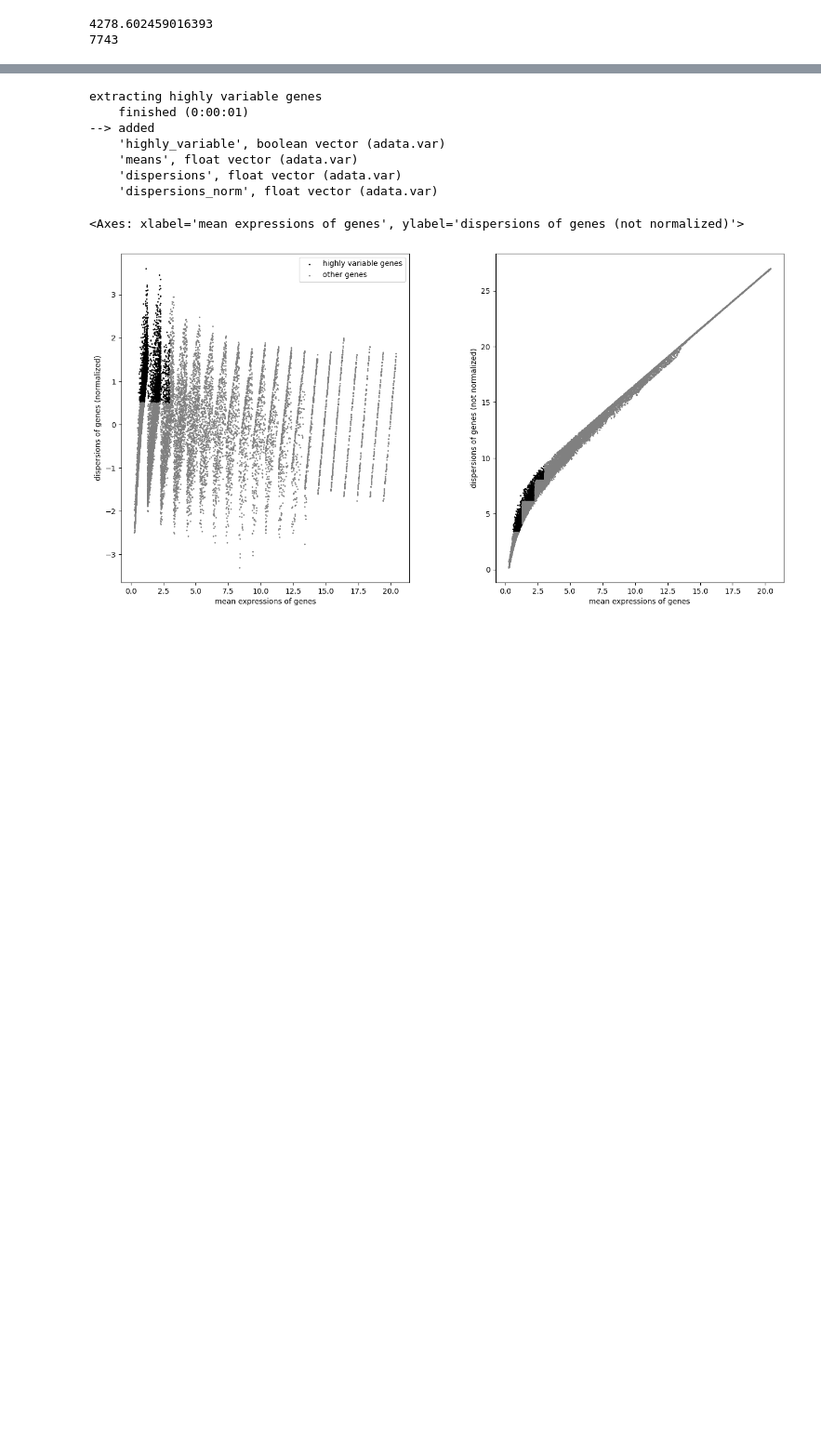
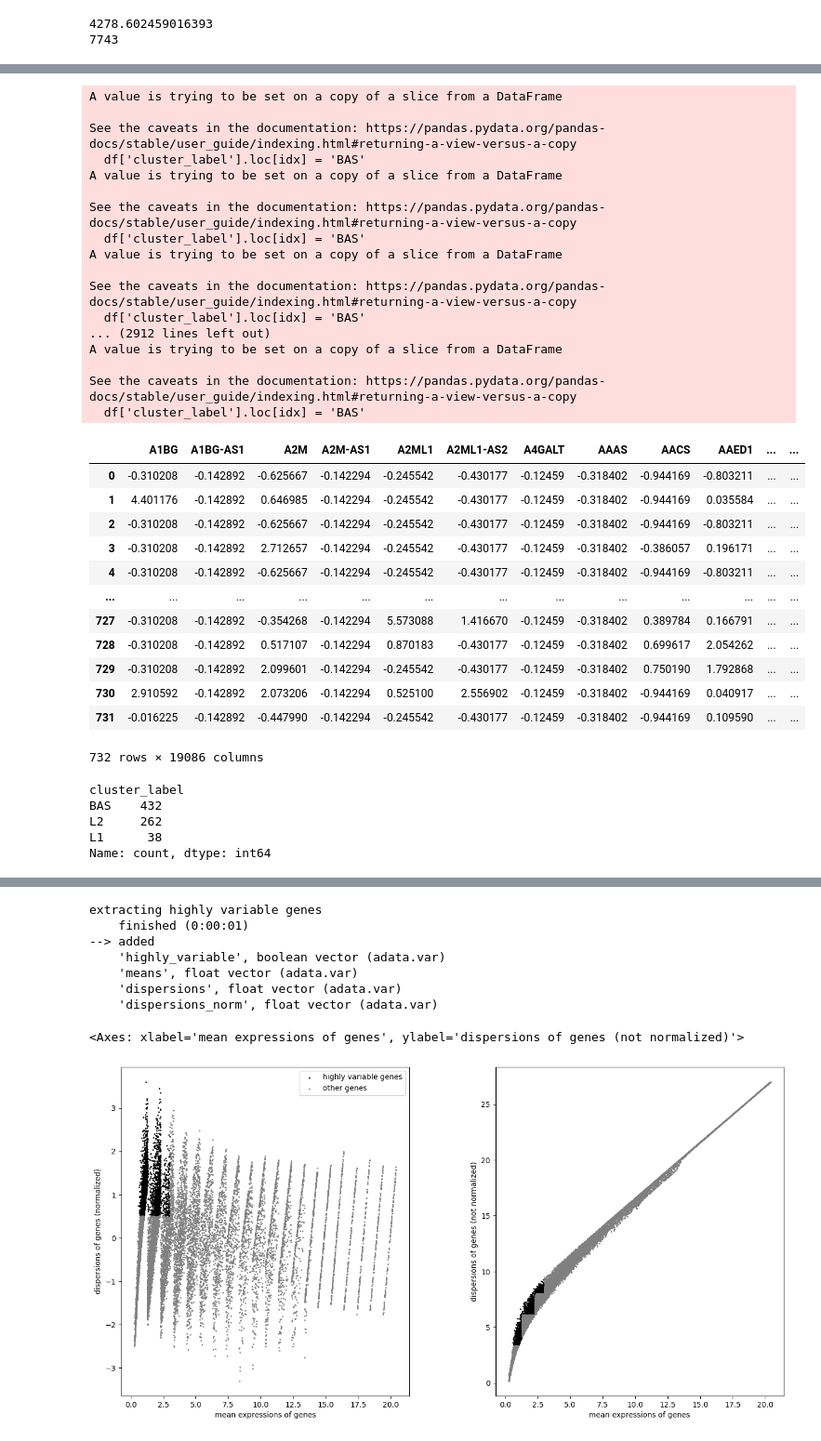
Before and after one commit to daphnetsolissou/scRNAseq-CellTypeClassifier-breast-epithelium, a Jupyter notebook: dataset1_exploration.ipynb, the cells around one changed output, grey strips where cells are left out. Shown at 93% size. Cells and saved outputs as stored; diff of their text form; code cells hidden in the pictures; blank space fills up the shorter version.

```diff
--- a/dataset1_exploration.ipynb
+++ b/dataset1_exploration.ipynb
@@ -320,5 +317,60 @@ AnnData object with n_obs × n_vars = 732 × 19085
     var: 'n_cells_by_counts-0', 'mean_counts-0', 'log1p_mean_counts-0', 'pct_dropout_by_counts-0', 'total_counts-0', 'log1p_total_counts-0', 'n_cells-0', 'n_cells_by_counts-1', 'mean_counts-1', 'log1p ...
     uns: 'log1p'
+# %%
+df = pd.DataFrame(adata.X, columns=adata.var_names)
+df['cluster_label'] = pd.DataFrame(['' for _ in range(df.shape[0])])
+
+for idx, row in df.iterrows():
+    cell_name = adata.obs_names[idx]
+    if cell_name.find('BAS') > -1:
+        df['cluster_label'].loc[idx] = 'BAS'
+    elif cell_name.find('LUM') > -1:
+        if cell_name.find('L1') > -1:
+            df['cluster_label'].loc[idx] = 'L1'
+        else:
+            df['cluster_label'].loc[idx] = 'L2'
+df
+# %% [output]
+A value is trying to be set on a copy of a slice from a DataFrame
+
+See the caveats in the documentation: https://pandas.pydata.org/pandas-docs/stable/user_guide/indexing.html#returning-a-view-versus-a-copy
+  df['cluster_label'].loc[idx] = 'BAS'
+A value is trying to be set on a copy of a slice from a DataFrame
+
+See the caveats in the documentation: https://pandas.pydata.org/pandas-docs/stable/user_guide/indexing.html#returning-a-view-versus-a-copy
+  df['cluster_label'].loc[idx] = 'BAS'
+A value is trying to be set on a copy of a slice from a DataFrame
+
+See the caveats in the documentation: https://pandas.pydata.org/pandas-docs/stable/user_guide/indexing.html#returning-a-view-versus-a-copy
+  df['cluster_label'].loc[idx] = 'BAS'
+... (2912 lines left out)
+A value is trying to be set on a copy of a slice from a DataFrame
+
+See the caveats in the documentation: https://pandas.pydata.org/pandas-docs/stable/user_guide/indexing.html#returning-a-view-versus-a-copy
+  df['cluster_label'].loc[idx] = 'BAS'
+|  | A1BG | A1BG-AS1 | A2M | A2M-AS1 | A2ML1 | A2ML1-AS2 | A4GALT | AAAS | AACS | AAED1 | ... | ... |
+| 0 | -0.310208 | -0.142892 | -0.625667 | -0.142294 | -0.245542 | -0.430177 | -0.12459 | -0.318402 | -0.944169 | -0.803211 | ... | ... |
+| 1 | 4.401176 | -0.142892 | 0.646985 | -0.142294 | -0.245542 | -0.430177 | -0.12459 | -0.318402 | -0.944169 | 0.035584 | ... | ... |
+| 2 | -0.310208 | -0.142892 | -0.625667 | -0.142294 | -0.245542 | -0.430177 | -0.12459 | -0.318402 | -0.944169 | -0.803211 | ... | ... |
+| 3 | -0.310208 | -0.142892 | 2.712657 | -0.142294 | -0.245542 | -0.430177 | -0.12459 | -0.318402 | -0.386057 | 0.196171 | ... | ... |
+| 4 | -0.310208 | -0.142892 | -0.625667 | -0.142294 | -0.245542 | -0.430177 | -0.12459 | -0.318402 | -0.944169 | -0.803211 | ... | ... |
+| ... | ... | ... | ... | ... | ... | ... | ... | ... | ... | ... | ... | ... |
+| 727 | -0.310208 | -0.142892 | -0.354268 | -0.142294 | 5.573088 | 1.416670 | -0.12459 | -0.318402 | 0.389784 | 0.166791 | ... | ... |
+| 728 | -0.310208 | -0.142892 | 0.517107 | -0.142294 | 0.870183 | -0.430177 | -0.12459 | -0.318402 | 0.699617 | 2.054262 | ... | ... |
+| 729 | -0.310208 | -0.142892 | 2.099601 | -0.142294 | -0.245542 | -0.430177 | -0.12459 | -0.318402 | 0.750190 | 1.792868 | ... | ... |
+| 730 | 2.910592 | -0.142892 | 2.073206 | -0.142294 | 0.525100 | 2.556902 | -0.12459 | -0.318402 | -0.944169 | 0.040917 | ... | ... |
+| 731 | -0.016225 | -0.142892 | -0.447990 | -0.142294 | -0.245542 | -0.430177 | -0.12459 | -0.318402 | -0.944169 | 0.109590 | ... | ... |
+732 rows × 19086 columns
+# %%
+print(df['cluster_label'].value_counts())
+
+df.to_csv(os.path.join(DATA_DIR, 'dummy_labeled_ind1-3.csv'))
+# %% [output]
+cluster_label
+BAS    432
+L2     262
+L1      38
+Name: count, dtype: int64
 # %%
 sc.pl.violin(adata, 'total_counts')
 # %% [output]
```
Also changed, not shown: parts of 12 cells of this notebook, 2 other files.
